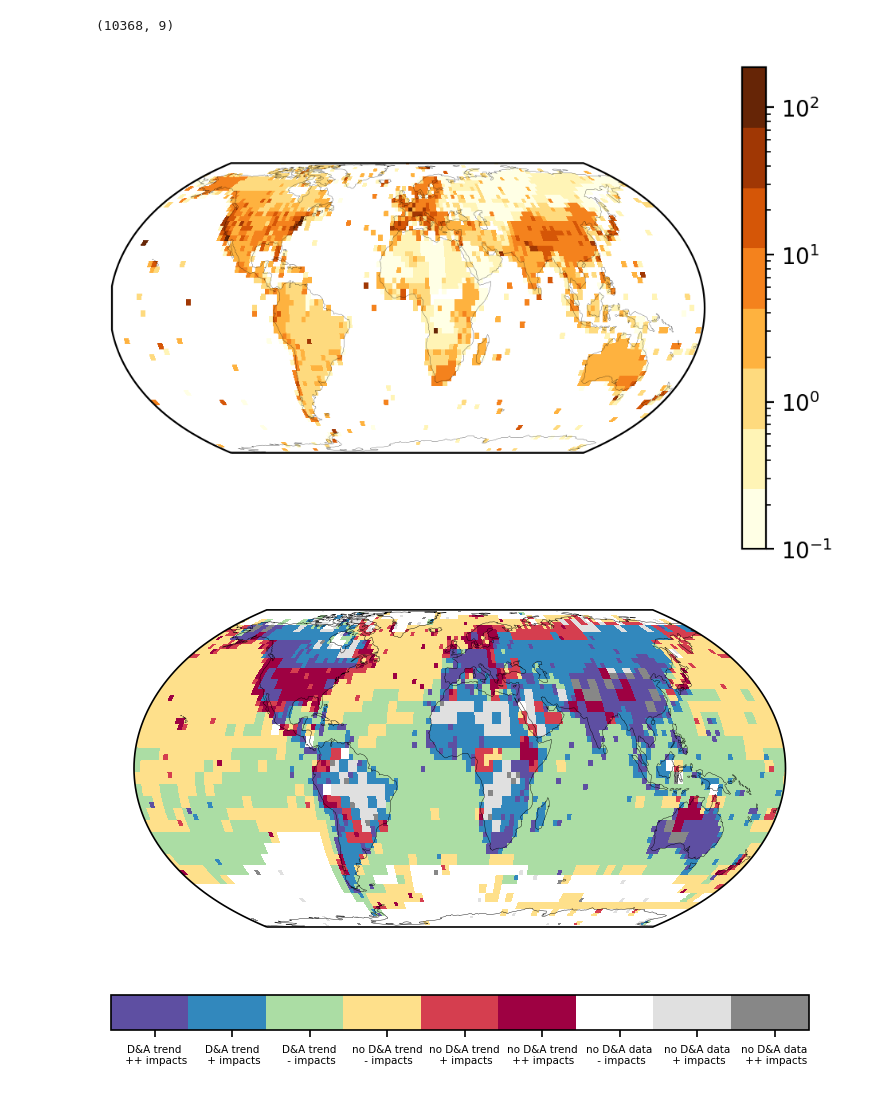
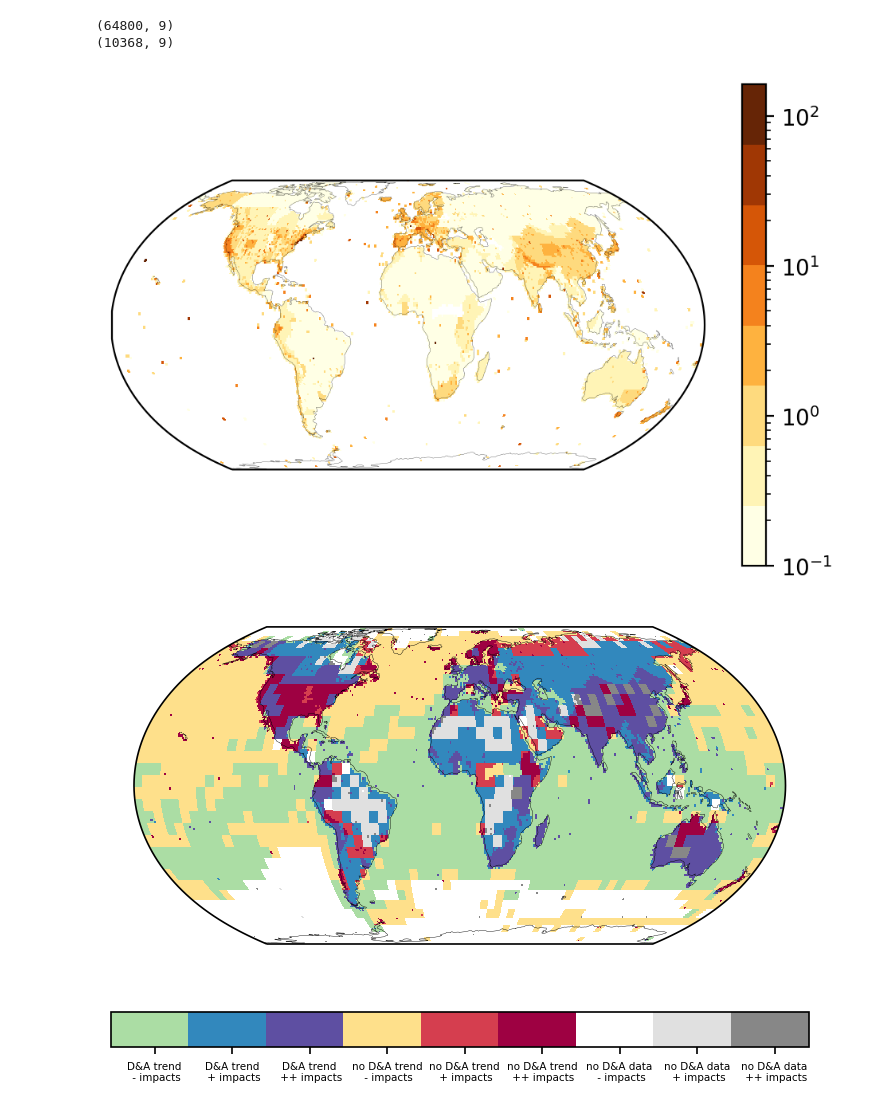
Before and after one commit to mcallaghan/regional-impacts-map, a Jupyter notebook: analysis/da_maps.ipynb, the cells around one changed output. Drawn from its saved outputs; the diff is of its cells as text; code cells hidden in the pictures.

```diff
--- a/analysis/da_maps.ipynb
+++ b/analysis/da_maps.ipynb
@@ -7,7 +7,7 @@ import cartopy
 import numpy as np
 import pandas as pd
 # %%
-for degrees in [1,2.5]:
+for degrees in [.25,1,2.5]:
     ndf = pd.read_csv(f'../data/gridcell_studies_6 - Precipitation - upper_pred_{degrees}.csv')
 
     print(ndf.shape)
@@ -120,5 +123,5 @@ for degrees in [1,2.5]:
 # %%
-for degrees in [2.5]:
+for degrees in [1, 2.5]:
     ndf = pd.read_csv(f'../data/gridcell_studies_6 - Temperature - upper_pred_{degrees}.csv')
 
     print(ndf.shape)
@@ -151,7 +154,7 @@ for degrees in [2.5]:
 
     ndf.loc[
         (abs(ndf['da_cat'])>1) & (ndf['n_study_prop']==0),"evidence_cat"
-    ] = 3
+    ] = 1
 
     ndf.loc[
         (abs(ndf['da_cat'])>1) & (ndf['n_study_prop']>0),"evidence_cat"
@@ -159,7 +162,7 @@ for degrees in [2.5]:
 
     ndf.loc[
         (abs(ndf['da_cat'])>1) & (ndf['n_study_prop']>lots),"evidence_cat"
-    ] = 1
+    ] = 3
 
     ndf.loc[
         (abs(ndf['da_cat'])==0) & (ndf['n_study_prop']==0),"evidence_cat"
@@ -173,7 +176,7 @@ for degrees in [2.5]:
         (abs(ndf['da_cat'])==0) & (ndf['n_study_prop']>lots),"evidence_cat"
     ] = 6
 
-    colors = ["#5e4fa2","#3288bd","#abdda4","#fee08b","#d53e4f","#9e0142"]
+    colors = ["#abdda4","#3288bd", "#5e4fa2","#fee08b","#d53e4f","#9e0142"]
 
     cmap = mpl.colors.ListedColormap(colors)
 
@@ -194,34 +197,35 @@ for degrees in [2.5]:
 
     plt.figure(dpi=150)
 
     ax = plt.axes(projection=ccrs.EqualEarth())
 
     n = np.array(ndf.evidence_cat).reshape(len(ndf.LAT.unique()),len(ndf.LON.unique()))
 
     ax.coastlines(lw=0.2)
     mesh = ax.pcolormesh(
         ndf.LON.unique()-degrees*0.5,
         ndf.LAT.unique()-degrees*0.5,
         n,
         cmap = cmap,
         transform=ccrs.PlateCarree(),
     )
     cbar = plt.colorbar(mesh, orientation="horizontal")
     cbar.set_ticks(np.array(np.linspace(1,cmap.N,cmap.N+1)[:-1]+0.5))
 
     cbar.set_ticklabels([
+        "D&A trend\n - impacts",
+        "D&A trend\n + impacts",
         "D&A trend\n ++ impacts",
-        "D&A trend\n + impacts",
-        "D&A trend\n - impacts",
         "no D&A trend\n - impacts",
         "no D&A trend\n + impacts",
         "no D&A trend\n ++ impacts",
         "no D&A data\n - impacts",
         "no D&A data\n + impacts",
         "no D&A data\n ++ impacts"
     ])
     cbar.ax.tick_params(labelsize=5)
 # %% [output]
+(64800, 9)
 (10368, 9)
-[figure, old version]
+[figure, new version]
-[figure, old version]
+[figure, new version]
```
Also changed, not shown: parts of 2 cells of this notebook.
